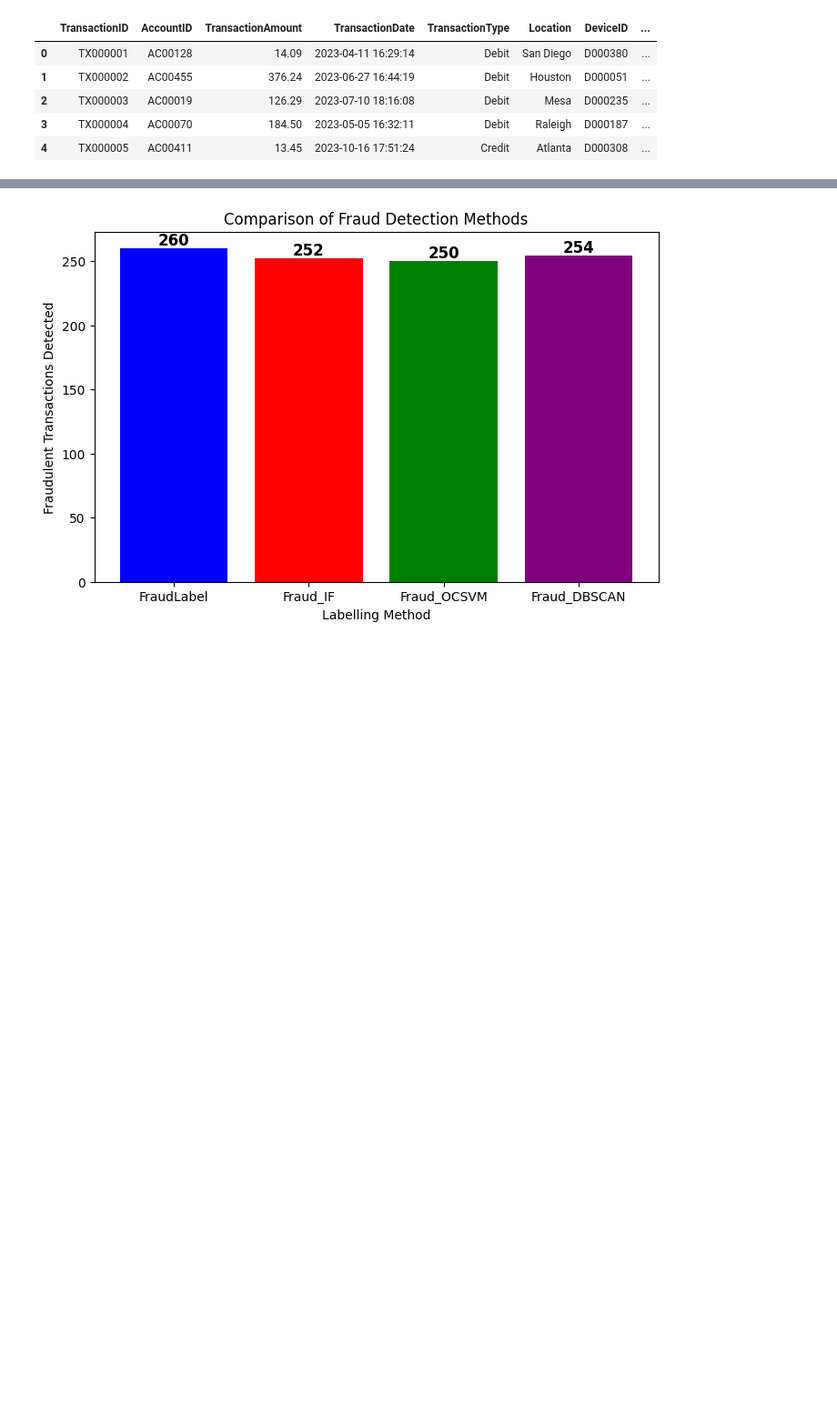
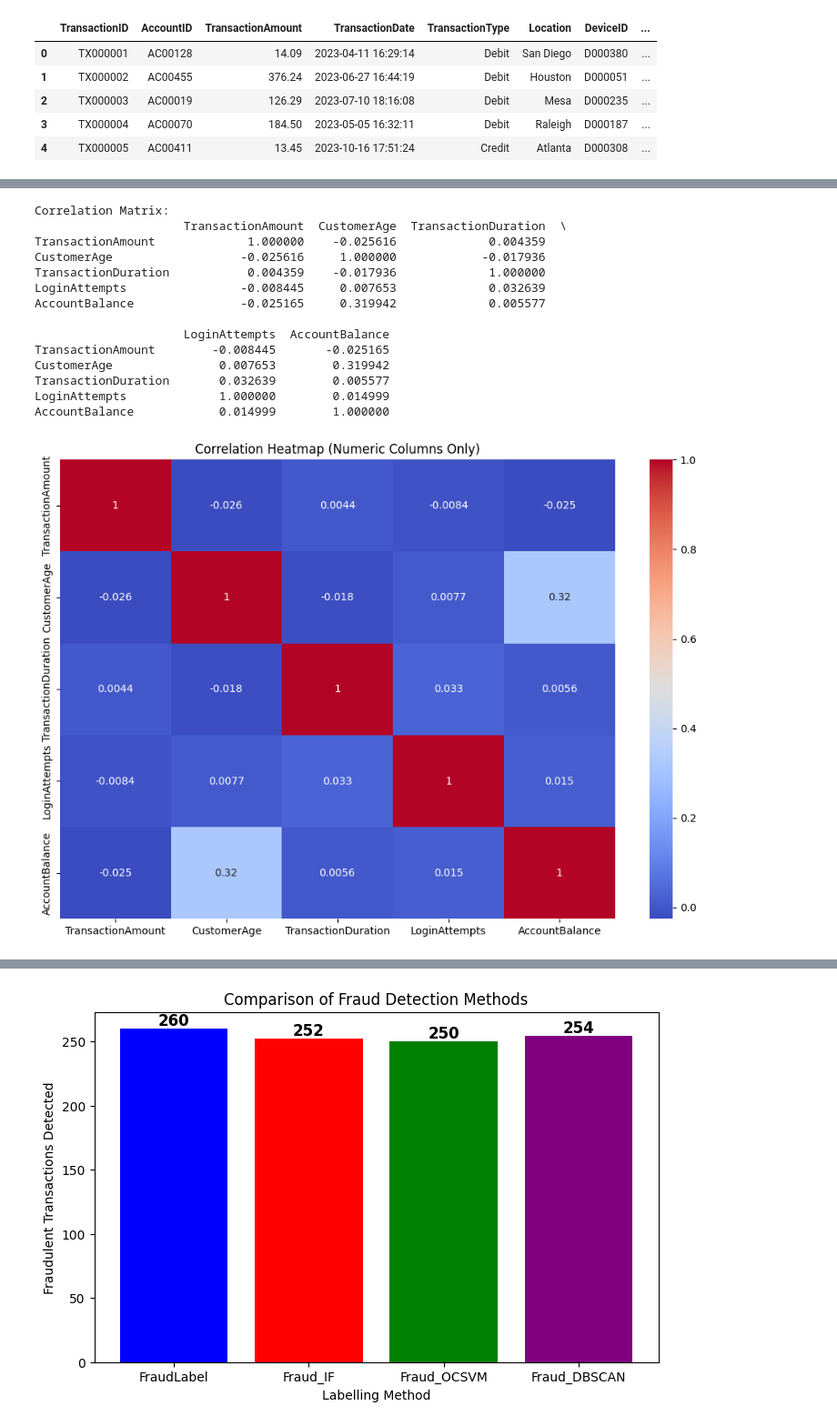
Before and after one commit to Charlenelzq/INF2008_Project, a Jupyter notebook: main.ipynb, the cells around one changed output, grey strips where cells are left out. Shown at 91% size. Saved outputs shown, nothing was run; the diff lists cells and outputs as text; code cells hidden in the pictures; blank space fills up the shorter version.

```diff
--- a/main.ipynb
+++ b/main.ipynb
@@ -96,0 +181,33 @@ dtype: int64
+# %%
+# Data visualisation (HEATMAP)
+# Select only numeric columns
+numeric_data = data.select_dtypes(include=['float64', 'int64'])
+
+# Compute the correlation matrix for numeric data only
+correlation_matrix = numeric_data.corr()
+
+# Verify the correlation matrix
+print("Correlation Matrix:")
+print(correlation_matrix)
+
+# Plot the heatmap
+plt.figure(figsize=(12, 8))  # Adjust figure size
+sns.heatmap(correlation_matrix, annot=True, cmap='coolwarm')
+plt.title('Correlation Heatmap (Numeric Columns Only)')
+plt.show()
+# %% [output]
+Correlation Matrix:
+                     TransactionAmount  CustomerAge  TransactionDuration  \
+TransactionAmount             1.000000    -0.025616             0.004359
+CustomerAge                  -0.025616     1.000000            -0.017936
+TransactionDuration           0.004359    -0.017936             1.000000
+LoginAttempts                -0.008445     0.007653             0.032639
+AccountBalance               -0.025165     0.319942             0.005577
+
+                     LoginAttempts  AccountBalance
+TransactionAmount        -0.008445       -0.025165
+CustomerAge               0.007653        0.319942
+TransactionDuration       0.032639        0.005577
+LoginAttempts             1.000000        0.014999
+AccountBalance            0.014999        1.000000
+[figure, added]
```
Also changed, not shown: parts of 9 cells of this notebook, 2 other files.
